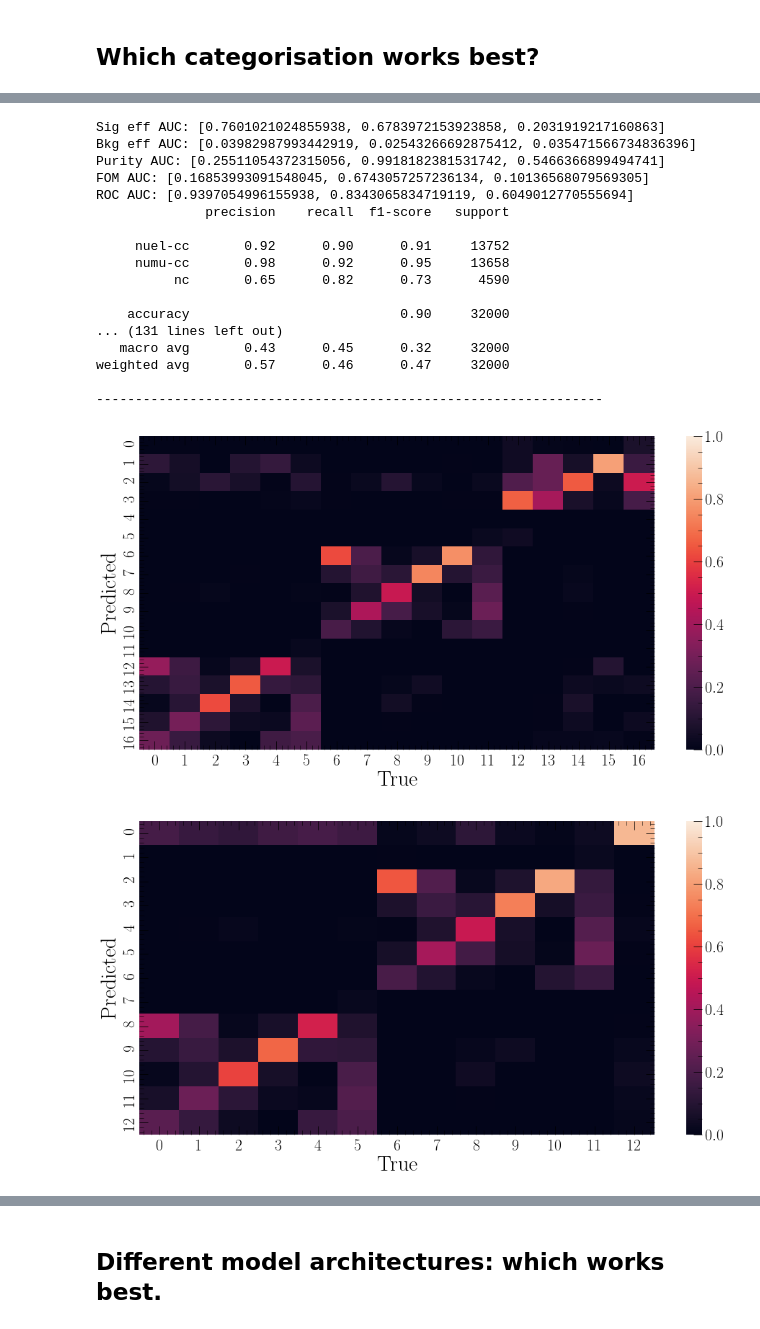
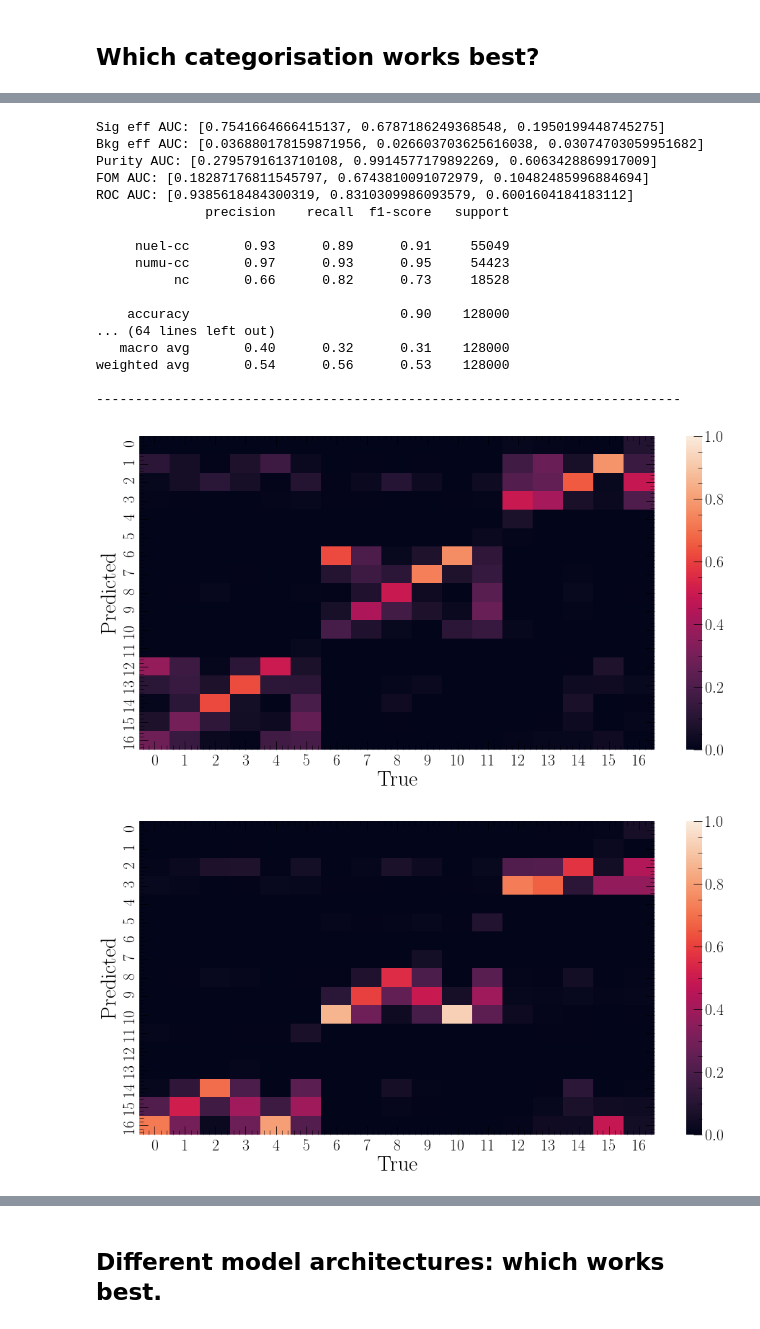
Before and after one commit to chipsneutrino/chips-net, a Jupyter notebook: notebooks/analysis.ipynb, the cells around one changed output, grey strips where cells are left out. Saved outputs shown, nothing was run; the diff lists cells and outputs as text; code cells hidden in the pictures.

Commit message:
feat: added flux categorical comparisons

```diff
--- a/notebooks/analysis.ipynb
+++ b/notebooks/analysis.ipynb
@@ -460,0 +462,5 @@ took 34.34 seconds
+# %%
+v_cth_flux_all_f_ev, v_cth_flux_all_f_out = chipsnet.utils.process_ds(config, "v_cth_flux", ["t_all_cat_v_cth_flux"], ["t_all_cat"])
+v_cth_flux_comb_f_ev, v_cth_flux_comb_f_out = chipsnet.utils.process_ds(config, "v_cth_flux", ["t_comb_cat_v_cth_flux"], ["t_comb_cat"])
+v_cth_flux_nu_nc_f_ev, v_cth_flux_nu_nc_f_out = chipsnet.utils.process_ds(config, "v_cth_flux", ["t_nu_nc_cat_v_cth_flux"], ["t_nu_nc_cat"])
+v_cth_flux_nc_f_ev, v_cth_flux_nc_f_out = chipsnet.utils.process_ds(config, "v_cth_flux", ["t_nc_cat_v_cth_flux"], ["t_nc_cat"])
@@ -469,32 +537,32 @@ chipsnet.plotting.plot_e_hists([v_cth_flux_out_all, v_cth_flux_out_comb, v_cth_f
 # %%
-chipsnet.utils.print_output_comparison([v_cth_flux_out_all, v_cth_flux_out_comb, v_cth_flux_out_nu_nc, v_cth_flux_out_nc])
+chipsnet.utils.print_output_comparison([v_cth_flux_nu_nc_u_out, v_cth_flux_nu_nc_f_out])
 # %% [output]
-Sig eff AUC: [0.7601021024855938, 0.6783972153923858, 0.2031919217160863]
-Bkg eff AUC: [0.03982987993442919, 0.02543266692875412, 0.035471566734836396]
-Purity AUC: [0.25511054372315056, 0.9918182381531742, 0.5466366899494741]
-FOM AUC: [0.16853993091548045, 0.6743057257236134, 0.10136568079569305]
-ROC AUC: [0.9397054996155938, 0.8343065834719119, 0.6049012770555694]
+Sig eff AUC: [0.7541664666415137, 0.6787186249368548, 0.1950199448745275]
+Bkg eff AUC: [0.036880178159871956, 0.026603703625616038, 0.03074703059951682]
+Purity AUC: [0.2795791613710108, 0.9914577179892269, 0.6063428869917009]
+FOM AUC: [0.18287176811545797, 0.6743810091072979, 0.10482485996884694]
+ROC AUC: [0.9385618484300319, 0.8310309986093579, 0.6001604184183112]
               precision    recall  f1-score   support
 
-     nuel-cc       0.92      0.90      0.91     13752
-     numu-cc       0.98      0.92      0.95     13658
-          nc       0.65      0.82      0.73      4590
+     nuel-cc       0.93      0.89      0.91     55049
+     numu-cc       0.97      0.93      0.95     54423
+          nc       0.66      0.82      0.73     18528
 
-    accuracy                           0.90     32000
-... (131 lines left out)
-   macro avg       0.43      0.45      0.32     32000
-weighted avg       0.57      0.46      0.47     32000
+    accuracy                           0.90    128000
+... (64 lines left out)
+   macro avg       0.40      0.32      0.31    128000
+weighted avg       0.54      0.56      0.53    128000
 
------------------------------------------------------------------
+---------------------------------------------------------------------------
 # %%
 plt.figure(figsize=(16,8))
-sns.heatmap(v_cth_flux_out_nu_nc["all_matrices"][0], annot=False, vmin=0.0, vmax=1.0); plt.xlabel('True', fontsize = 30); plt.ylabel('Predicted', fontsize = 30)
+sns.heatmap(v_cth_flux_nu_nc_u_out["all_matrices"][0], annot=False, vmin=0.0, vmax=1.0); plt.xlabel('True', fontsize = 30); plt.ylabel('Predicted', fontsize = 30)
 plt.show() # Fully combined category confusion matrix for uniform sample
 # %% [output]
-[figure, old version]
+[figure, new version]
 # %%
 plt.figure(figsize=(16,8))
-sns.heatmap(v_cth_flux_out_nc["all_matrices"][0], annot=False, vmin=0.0, vmax=1.0); plt.xlabel('True', fontsize = 30); plt.ylabel('Predicted', fontsize = 30)
+sns.heatmap(v_cth_flux_nu_nc_f_out["all_matrices"][0], annot=False, vmin=0.0, vmax=1.0); plt.xlabel('True', fontsize = 30); plt.ylabel('Predicted', fontsize = 30)
 plt.show() # Fully combined category confusion matrix for uniform sample
 # %% [output]
-[figure, old version]
+[figure, new version]
```
Also changed, not shown: parts of 14 cells of this notebook, 1 other file.
